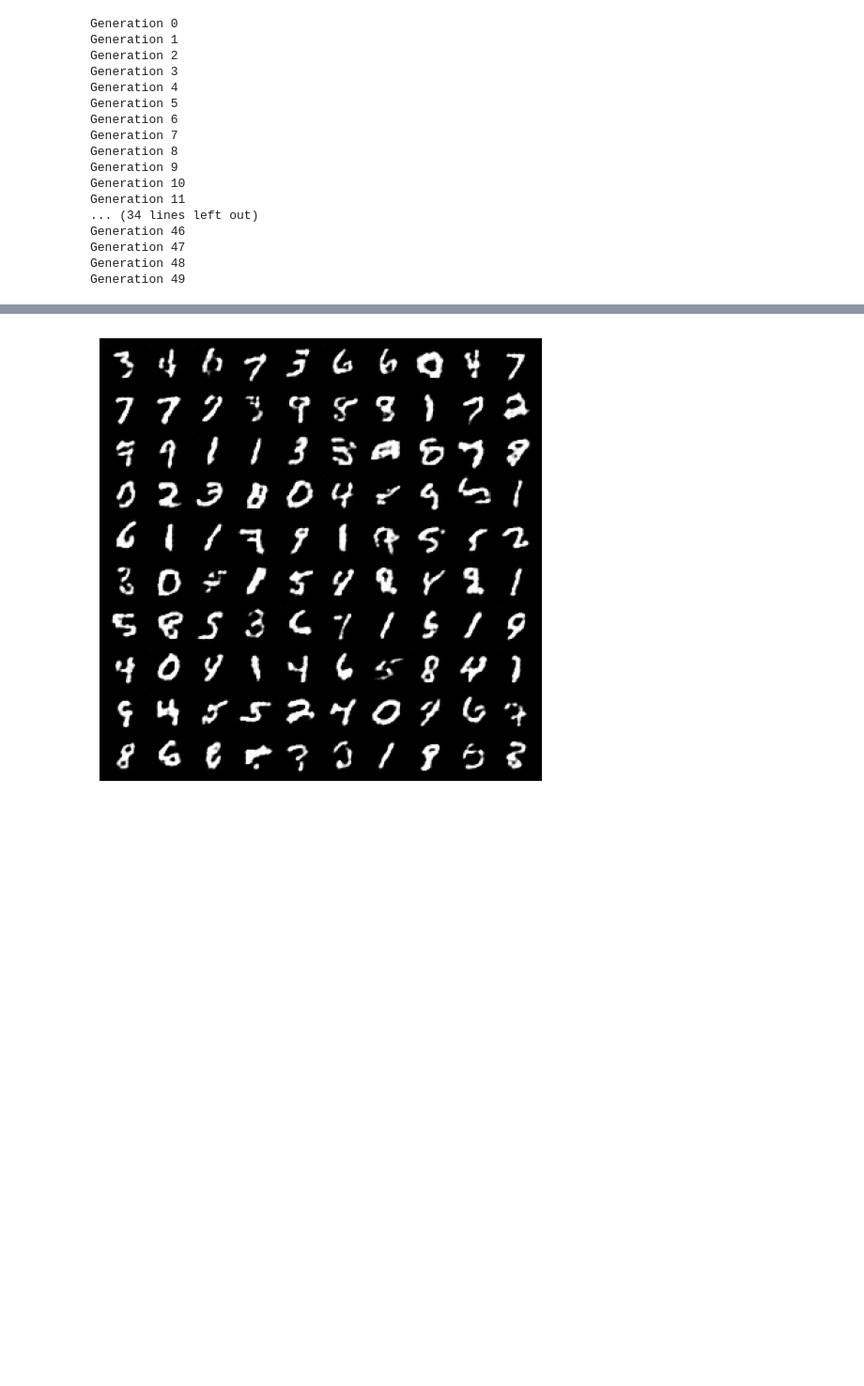
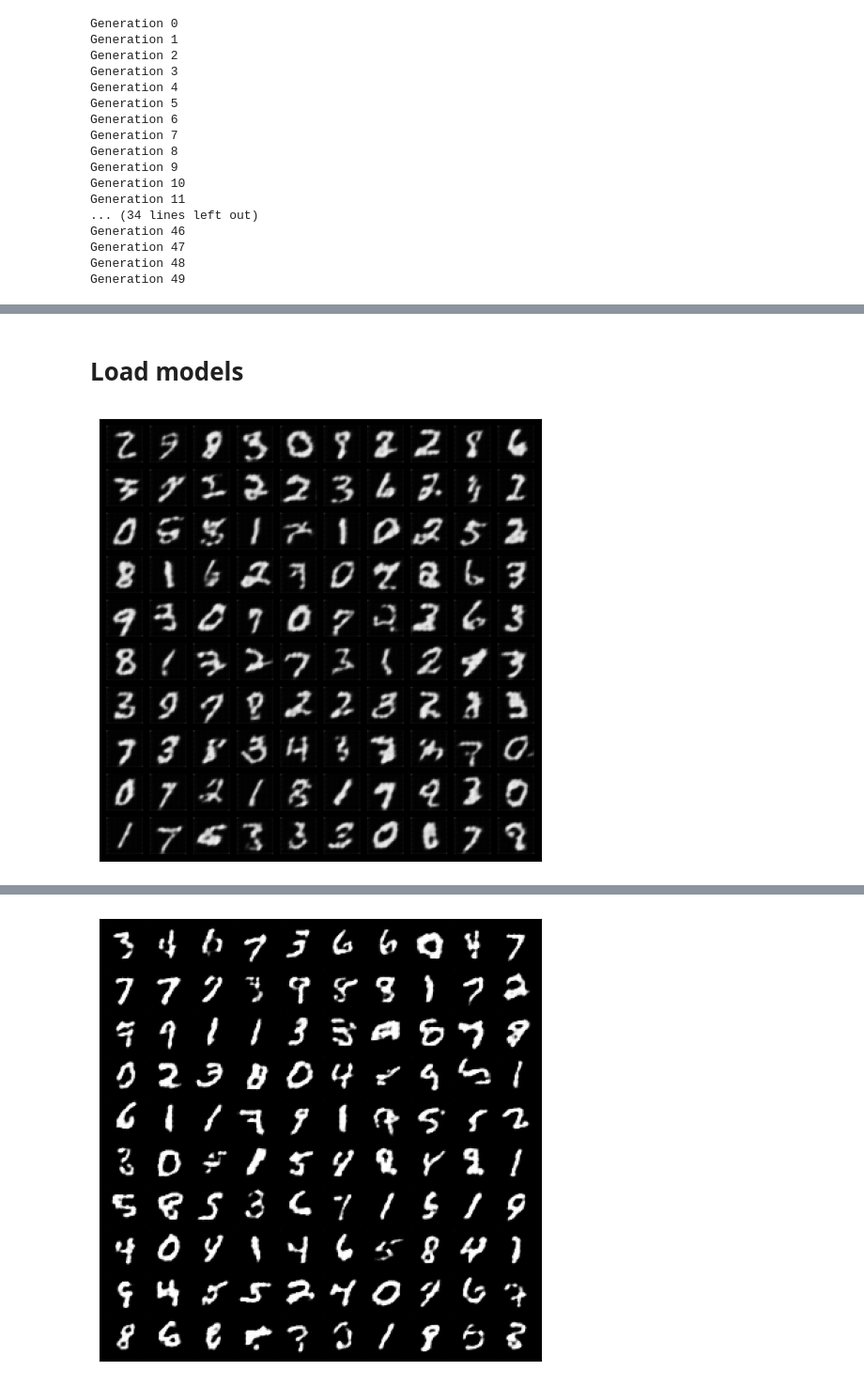
Before and after one commit to kevinngonyc/ModelCollapse, a Jupyter notebook: vae/notebooks/VQVAE.ipynb, the cells around one changed output, grey strips where cells are left out. Shown at 94% size. Saved outputs shown, nothing was run; the diff lists cells and outputs as text; code cells hidden in the pictures; blank space fills up the shorter version.

```diff
--- a/vae/notebooks/VQVAE.ipynb
+++ b/vae/notebooks/VQVAE.ipynb
@@ -640,3 +749,5 @@ torch.save(lstm_collapsed, 'outputs/models/lstm_collapsed.pt')
+# %% [markdown]
+# Load models
 # %%
 vqvae = torch.load('outputs/models/vqvae.pt', weights_only=False)
 vqvae_collapsed = torch.load('outputs/models/vqvae_collapsed.pt', weights_only=False)
@@ -653,3 +764,27 @@ vqvae_lstm_samples = torch.load('outputs/tensors/samples_vqvae_lstm.pt')
 vqvae_lstm_loss = torch.load('outputs/tensors/loss_vqvae_lstm.pt')
 vqvae_lstm_codebook_samples = torch.load('outputs/tensors/samples_vqvae_lstm_codebook.pt')
 vqvae_lstm_codebook_loss = torch.load('outputs/tensors/loss_vqvae_lstm_codebook.pt')
+
+persistent_codebook_samples = torch.load('outputs/tensors/samples_persistent_codebook_vqvae.pt')
+persistent_codebook_loss = torch.load('outputs/tensors/loss_persistent_codebook_vqvae.pt')
+persistent_codebook_lstm_samples = torch.load('outputs/tensors/samples_persistent_codebook_vqvae_lstm.pt')
+persistent_codebook_lstm_loss = torch.load('outputs/tensors/loss_persistent_codebook_vqvae_lstm.pt')
+
+selective_codebook_samples = torch.load('outputs/tensors/samples_selective_codebook_vqvae.pt')
+selective_codebook_loss = torch.load('outputs/tensors/loss_selective_codebook_vqvae.pt')
+selective_codebook_lstm_samples = torch.load('outputs/tensors/samples_selective_codebook_vqvae_lstm.pt')
+selective_codebook_lstm_loss = torch.load('outputs/tensors/loss_selective_codebook_vqvae_lstm.pt')
+# %%
+# latent_batch = generate_latent_batch(lstm, vqvae_collapsed, codebook=vqvae.vq.codebook, n=100)
+# generated_samples = vqvae_collapsed.decoder(latent_batch)
+fig, ax = plt.subplots(figsize=(5, 5))
+# show_image(make_grid(generated_samples.detach().cpu(),10,5))
+show_image(make_grid(selective_codebook_samples[50].detach().cpu(),10,5))
+# plt.show()
+plt.xticks([])
+plt.yticks([])
+
+plt.tight_layout()
+plt.savefig('images/gen50_vqvae_selective_codebook.png')
+# %% [output]
+[figure, added]
```
Also changed, not shown: parts of 24 cells of this notebook, 19 other files.
